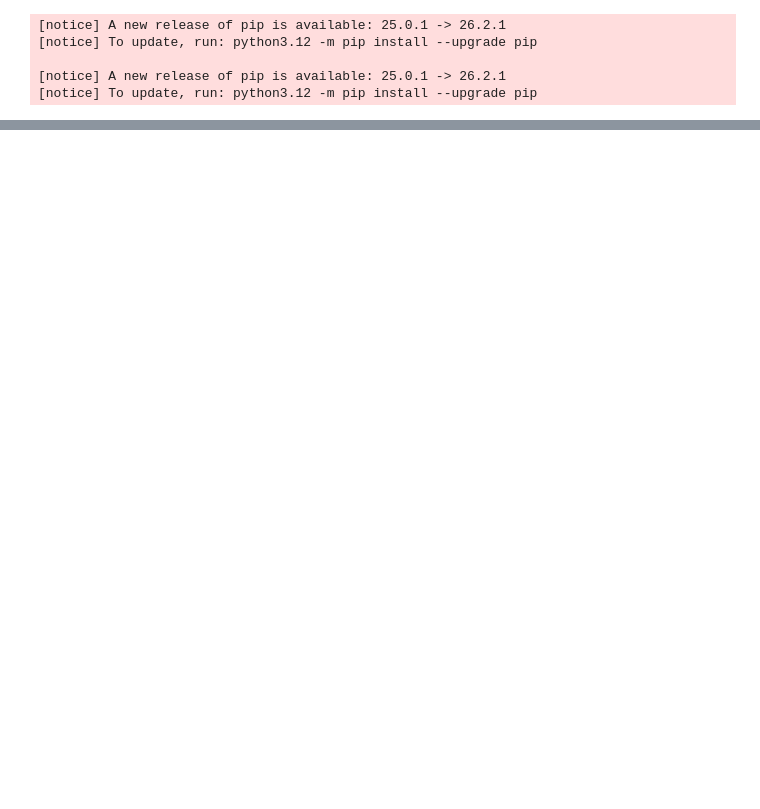
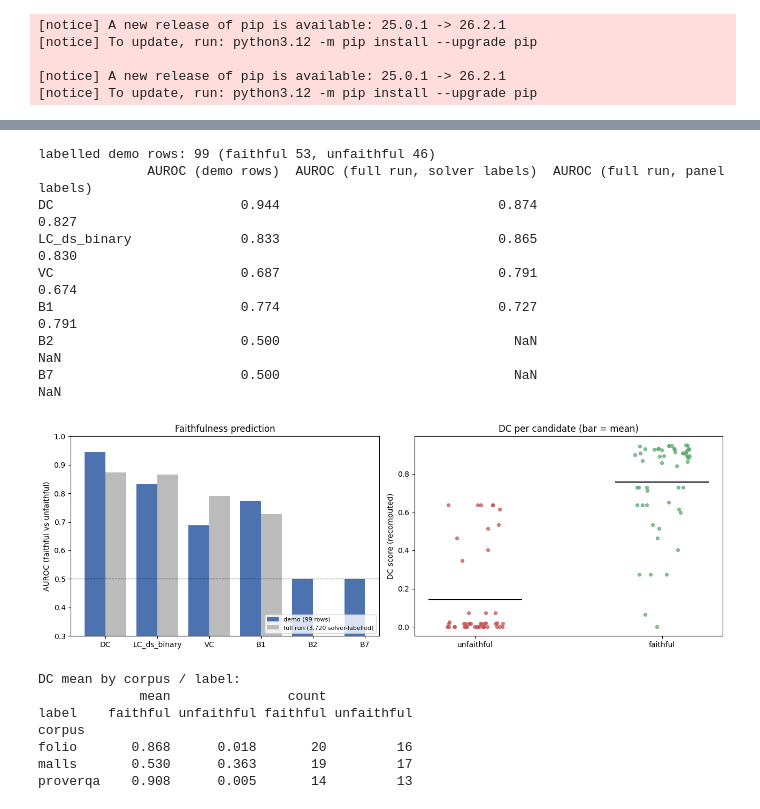
Before and after one commit to ai-inventor-papers/ai-invention-abf543-do-sentence-and-formula-generalize-the, a Jupyter notebook: round-2/experiment-3/demo/method_code_demo.ipynb, the cells around one changed output, grey strips where cells are left out. Saved outputs shown, nothing was run; the diff lists cells and outputs as text; code cells hidden in the pictures; blank space fills up the shorter version.

Commit message:
round-2/experiment-3 — demo for Checking a formula against its peers on fresh data

```diff
--- a/round-2/experiment-3/demo/method_code_demo.ipynb
+++ b/round-2/experiment-3/demo/method_code_demo.ipynb
@@ -1006,0 +2127,20 @@ Demo circularity (b): 0.577 [0.445,0.721] -> artefact
+# %%
+t_type = time.time()
+for sid in sids:
+    g = groups[sid]
+    for s in g:
+        res = sc[(sid, s)]
+        if g[s] is None:
+            res["error_type"] = "syntax_unparseable"
+        elif res.get("in_mode"):
+            res["error_type"] = "none"
+        elif WITH_TYPE and res.get("mode_rep"):
+            try:
+                C, M = parse_fol(g[s]), parse_fol(g[res["mode_rep"]])
+                rec = align_pair(C, M, use_L3=cfg.use_L3)
+                res["error_type"] = type_error(C, M, rec, use_L3=cfg.use_L3, rule_1b=cfg.rule_1b)["type"]
+            except (MemoryError, RecursionError, ValueError, KeyError, IndexError):
+                res["error_type"] = "other"
+        else:
+            res["error_type"] = "other" if res.get("mode_rep") else None
+print(f"typing done in {time.time() - t_type:.1f}s")
@@ -1006,0 +2210,47 @@ Demo circularity (b): 0.577 [0.445,0.721] -> artefact
+# %%
+lab = df[df.label.isin(["faithful", "unfaithful"])]
+y = (lab.label == "faithful").astype(int).values
+metrics = ["DC", "LC_ds_binary", "VC", "B1", "B2", "B7"]
+auc_demo = {m: (roc_auc_score(y, lab[m].values) if 0 < y.sum() < len(y) else float("nan")) for m in metrics}
+H = meta["full_run_headline"]
+auc_full = {m: H.get(f"AUROC_solver_{m}", float("nan")) for m in metrics}
+summary = pd.DataFrame({"AUROC (demo rows)": auc_demo, "AUROC (full run, solver labels)": auc_full,
+                        "AUROC (full run, panel labels)": {m: H.get(f"AUROC_panel_{m}", float("nan")) for m in metrics}})
+print(f"labelled demo rows: {len(lab)} (faithful {y.sum()}, unfaithful {len(y) - y.sum()})")
+print(summary.round(3).to_string())
+
+fig, ax = plt.subplots(1, 2, figsize=(13, 4.5))
+xs = np.arange(len(metrics))
+ax[0].bar(xs - 0.2, [auc_demo[m] for m in metrics], 0.4, label=f"demo ({len(lab)} rows)", color="#4C72B0")
+ax[0].bar(xs + 0.2, [auc_full[m] for m in metrics], 0.4, label="full run (3,720 solver-labelled)", color="#BBBBBB")
+ax[0].axhline(0.5, ls="--", c="k", lw=0.8)
+ax[0].set_xticks(xs, metrics); ax[0].set_ylim(0.3, 1.0); ax[0].set_ylabel("AUROC (faithful vs unfaithful)")
+ax[0].set_title("Faithfulness prediction"); ax[0].legend(loc="lower right", fontsize=8)
+rng_ = np.random.default_rng(0)
+for i, (name, col) in enumerate([("unfaithful", "#C44E52"), ("faithful", "#55A868")]):
+    v = lab[lab.label == name].DC.values
+    ax[1].scatter(i + rng_.uniform(-0.15, 0.15, len(v)), v, s=18, alpha=0.7, c=col)
+    ax[1].hlines(np.mean(v), i - 0.25, i + 0.25, colors="k")
+ax[1].set_xticks([0, 1], ["unfaithful", "faithful"]); ax[1].set_ylabel("DC score (recomputed)")
+ax[1].set_title("DC per candidate (bar = mean)")
+plt.tight_layout(); plt.show()
+
+print("\nDC mean by corpus / label:")
+print(lab.groupby(["corpus", "label"]).DC.agg(["mean", "count"]).round(3).unstack())
+# %% [output]
+labelled demo rows: 99 (faithful 53, unfaithful 46)
+              AUROC (demo rows)  AUROC (full run, solver labels)  AUROC (full run, panel labels)
+DC                        0.944                            0.874                           0.827
+LC_ds_binary              0.833                            0.865                           0.830
+VC                        0.687                            0.791                           0.674
+B1                        0.774                            0.727                           0.791
+B2                        0.500                              NaN                             NaN
+B7                        0.500                              NaN                             NaN
+[figure, added]
+DC mean by corpus / label:
+             mean               count
+label    faithful unfaithful faithful unfaithful
+corpus
+folio       0.868      0.018       20         16
+malls       0.530      0.363       19         17
+proverqa    0.908      0.005       14         13
```
Also changed, not shown: parts of 43 cells of this notebook, 2 other files.
